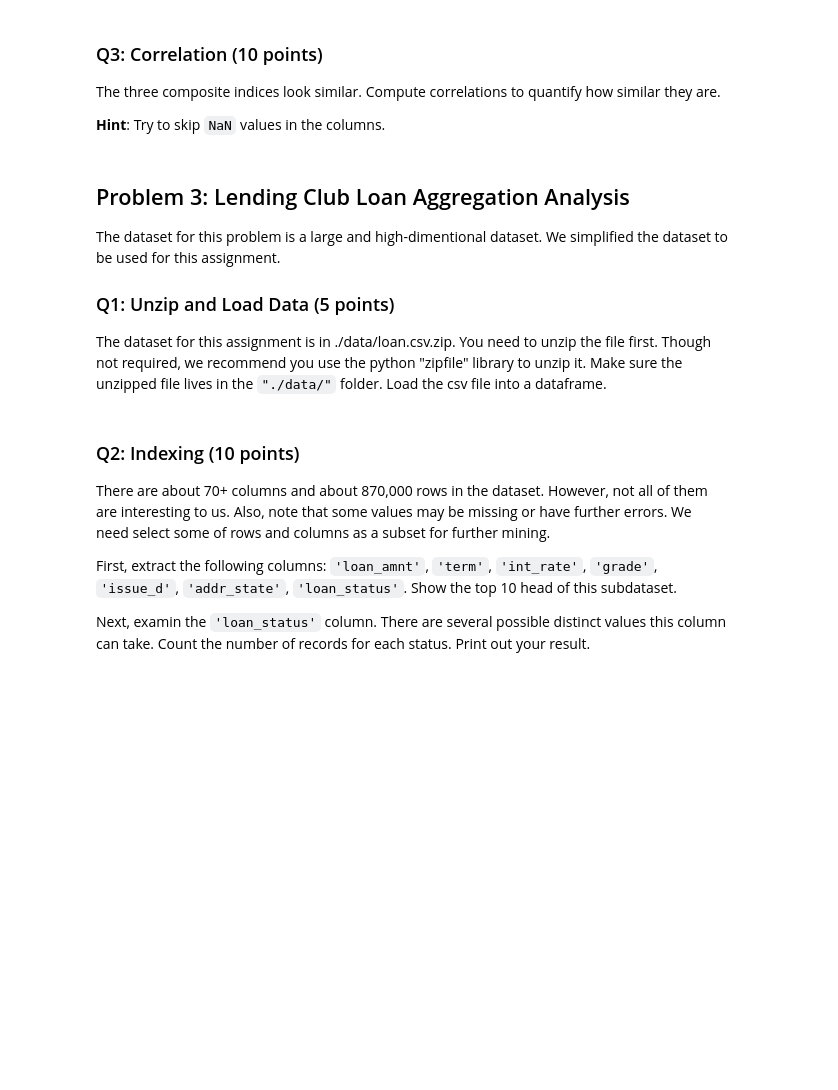
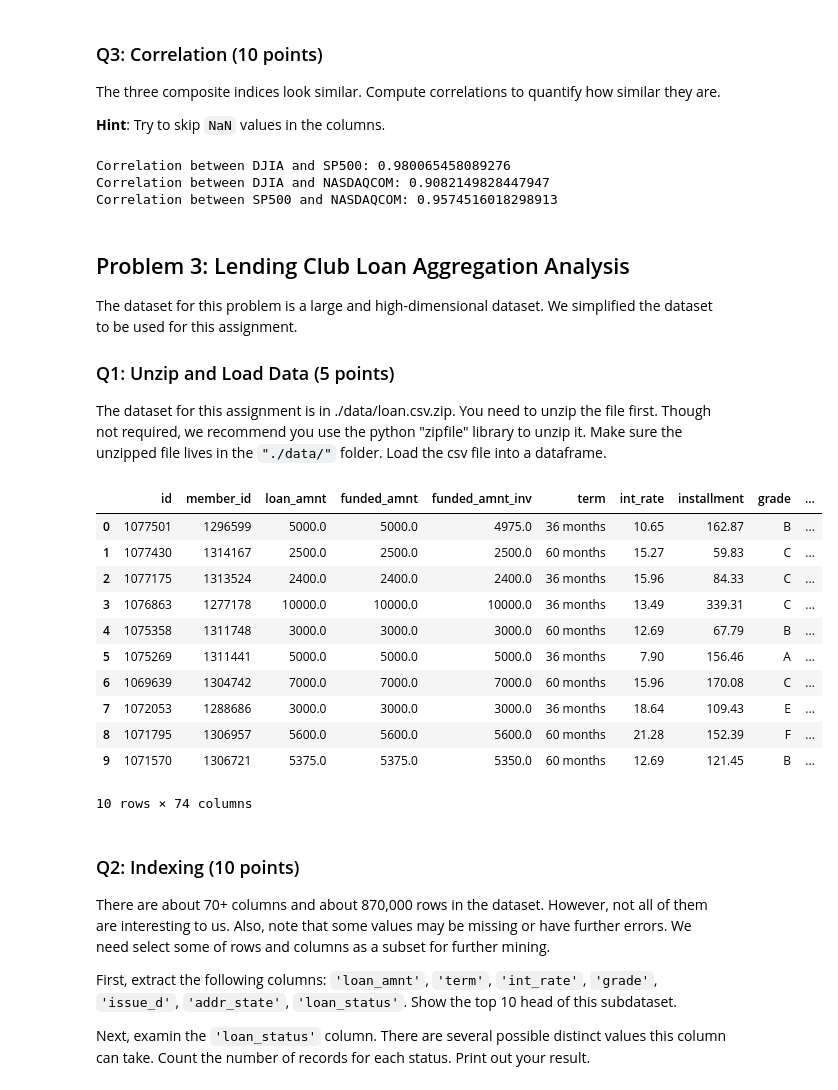
Before and after one commit to lostflux/data-mining, a Jupyter notebook: assignments/01/Assignment_1.ipynb, the cells around one changed output. Cells and saved outputs as stored; diff of their text form; code cells hidden in the pictures; blank space fills up the shorter version.

```diff
--- a/assignments/01/Assignment_1.ipynb
+++ b/assignments/01/Assignment_1.ipynb
@@ -185,7 +303,27 @@ The three composite indices look similar. Compute correlations to quantify how s
+# %%
+# your code starts here
+
+"""
+    NOTE: I used pandas.Series.corr, which (per its documentation) skips missing values by default.
+    See more here: https://pandas.pydata.org/docs/reference/api/pandas.Series.corr.html
+"""
+
+# DJIA and SP500
+print(f"Correlation between DJIA and SP500: {DJIA['DJIA'].corr(SP500['SP500'])}")
+
+# DJIA and NASDAQCOM
+print(f"Correlation between DJIA and NASDAQCOM: {DJIA['DJIA'].corr(NASDAQCOM['NASDAQCOM'])}")
+
+# SP500 and NASDAQCOM
+print(f"Correlation between SP500 and NASDAQCOM: {SP500['SP500'].corr(NASDAQCOM['NASDAQCOM'])}")
+# %% [output]
+Correlation between DJIA and SP500: 0.980065458089276
+Correlation between DJIA and NASDAQCOM: 0.9082149828447947
+Correlation between SP500 and NASDAQCOM: 0.9574516018298913
 # %% [markdown]
 ## Problem 3: Lending Club Loan Aggregation Analysis
 
-The dataset for this problem is a large and high-dimentional dataset. We simplified the dataset to be used for this assignment.
+The dataset for this problem is a large and high-dimensional dataset. We simplified the dataset to be used for this assignment.
 
 ### Q1: Unzip and Load Data (5 points)
 
@@ -199,3 +331,33 @@ import zipfile
+# %%
+import os
+import pandas as pd
+import zipfile
+
+# unzip file
+def unzip_file(filename):
+    with zipfile.ZipFile(filename, 'r') as zipped_file:
+        zipped_file.extractall('./data')
+
+# uncomment to unzip file
+# unzip_file('./data/loan.csv.zip', 'r')
+
+# load data
+loan_data = pd.read_csv('./data/loan.csv', low_memory=False)
+
+loan_data.head(10)
+# %% [output]
+|  | id | member_id | loan_amnt | funded_amnt | funded_amnt_inv | term | int_rate | installment | grade | ... |
+| 0 | 1077501 | 1296599 | 5000.0 | 5000.0 | 4975.0 | 36 months | 10.65 | 162.87 | B | ... |
+| 1 | 1077430 | 1314167 | 2500.0 | 2500.0 | 2500.0 | 60 months | 15.27 | 59.83 | C | ... |
+| 2 | 1077175 | 1313524 | 2400.0 | 2400.0 | 2400.0 | 36 months | 15.96 | 84.33 | C | ... |
+| 3 | 1076863 | 1277178 | 10000.0 | 10000.0 | 10000.0 | 36 months | 13.49 | 339.31 | C | ... |
+| 4 | 1075358 | 1311748 | 3000.0 | 3000.0 | 3000.0 | 60 months | 12.69 | 67.79 | B | ... |
+| 5 | 1075269 | 1311441 | 5000.0 | 5000.0 | 5000.0 | 36 months | 7.90 | 156.46 | A | ... |
+| 6 | 1069639 | 1304742 | 7000.0 | 7000.0 | 7000.0 | 60 months | 15.96 | 170.08 | C | ... |
+| 7 | 1072053 | 1288686 | 3000.0 | 3000.0 | 3000.0 | 36 months | 18.64 | 109.43 | E | ... |
+| 8 | 1071795 | 1306957 | 5600.0 | 5600.0 | 5600.0 | 60 months | 21.28 | 152.39 | F | ... |
+| 9 | 1071570 | 1306721 | 5375.0 | 5375.0 | 5350.0 | 60 months | 12.69 | 121.45 | B | ... |
+10 rows × 74 columns
 # %% [markdown]
 ### Q2: Indexing (10 points)
 
```
Also changed, not shown: parts of 22 cells of this notebook.
